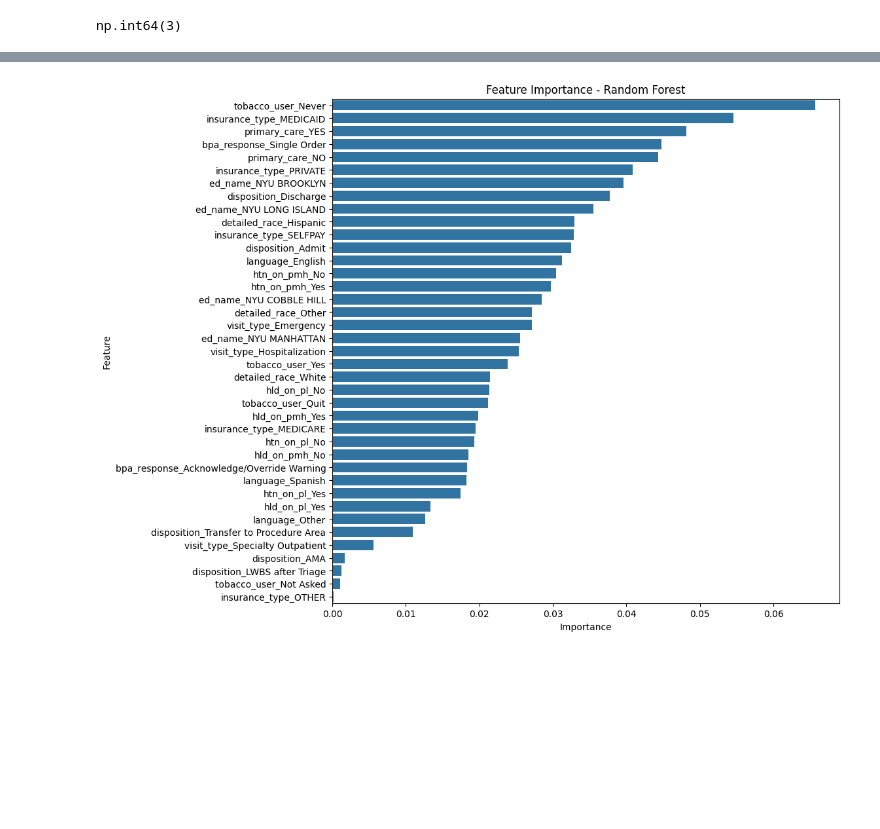
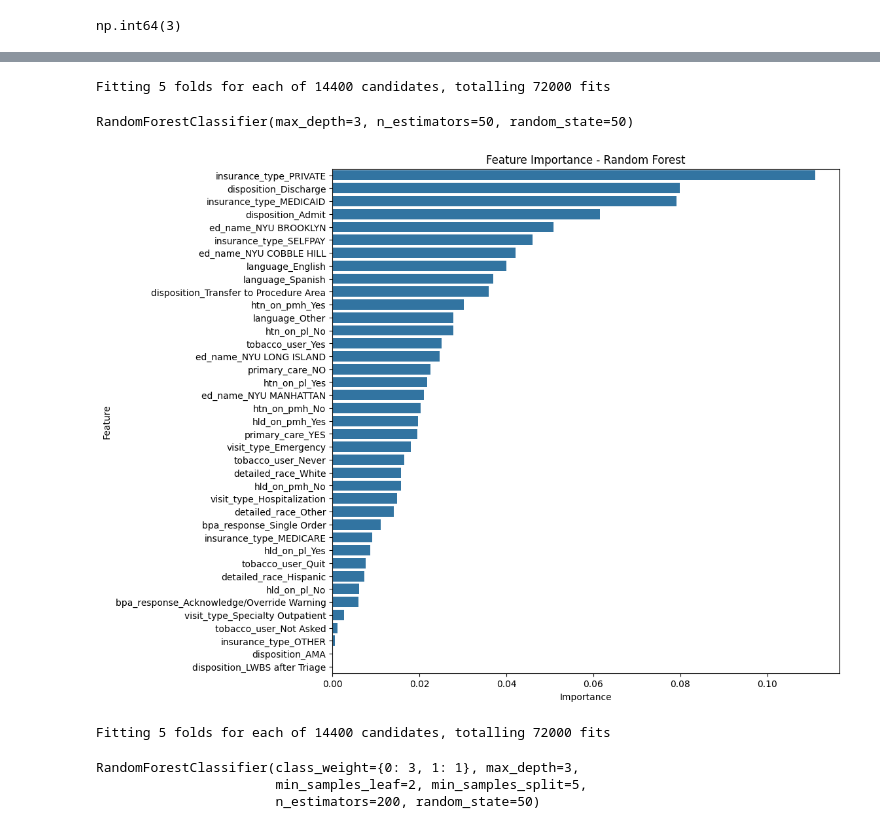
Before and after one commit to Ssuche/capstone, a Jupyter notebook: codes/lasso_features_selection.ipynb, the cells around one changed output, grey strips where cells are left out. Saved outputs shown, nothing was run; the diff lists cells and outputs as text; code cells hidden in the pictures; blank space fills up the shorter version.

```diff
--- a/codes/lasso_features_selection.ipynb
+++ b/codes/lasso_features_selection.ipynb
@@ -225,31 +241,55 @@ feature_importance
+# %%
+X = data[lists]
+y = data['pcp_followup'].map({'Yes': 1, 'No': 0})
+y = np.array(y).astype(int)
+
+categorical_columns = X.select_dtypes(include=['object']).columns
+X_categorical = X[categorical_columns]
+X_encoded = pd.get_dummies(X_categorical, drop_first=False)
+
+X_train, X_test, y_train, y_test = train_test_split(X_encoded, y, test_size=0.2, random_state=50)
+
+grid_search.fit(X_train, y_train)
+
+best_rf_model = grid_search.best_estimator_
+best_rf_model
+# %% [output]
+Fitting 5 folds for each of 14400 candidates, totalling 72000 fits
+RandomForestClassifier(max_depth=3, n_estimators=50, random_state=50)
 # %%
-from sklearn.ensemble import RandomForestClassifier
-import matplotlib.pyplot as plt
-import seaborn as sns
-
-X = data[lists]
-y = data['pcp_followup']
-categorical_columns = X.select_dtypes(include=['object']).columns
-X_categorical = X[categorical_columns]
-X_encoded = pd.get_dummies(X_categorical, drop_first=False)
-
-rf_model = RandomForestClassifier(random_state=1)
-rf_model.fit(X_encoded, y)
-
-importances = rf_model.feature_importances_
+importances = best_rf_model.feature_importances_
 
 feature_importance_df = pd.DataFrame({
     'Feature': X_encoded.columns,
     'Importance': importances
 })
 
 feature_importance_df = feature_importance_df.sort_values(by='Importance', ascending=False)
 top_features = feature_importance_df
 
 plt.figure(figsize=(10, 10))
 sns.barplot(x='Importance', y='Feature', data=top_features)
 plt.title('Feature Importance - Random Forest')
 plt.show()
 # %% [output]
-[figure, old version]
+[figure, new version]
+# %%
+X = data[lists].select_dtypes(include=['number'])
+y = data['pcp_followup'].map({'Yes': 1, 'No': 0})
+y = np.array(y).astype(int)
+
+scaler = StandardScaler()
+X_scaled = pd.DataFrame(scaler.fit_transform(X), columns=X.columns)
+
+X_train, X_test, y_train, y_test = train_test_split(X_scaled, y, test_size=0.2, random_state=50)
+
+grid_search.fit(X_train, y_train)
+
+best_rf_model = grid_search.best_estimator_
+best_rf_model
+# %% [output]
+Fitting 5 folds for each of 14400 candidates, totalling 72000 fits
+RandomForestClassifier(class_weight={0: 3, 1: 1}, max_depth=3,
+                       min_samples_leaf=2, min_samples_split=5,
+                       n_estimators=200, random_state=50)
 # %%
```
Also changed, not shown: parts of 16 cells of this notebook.
